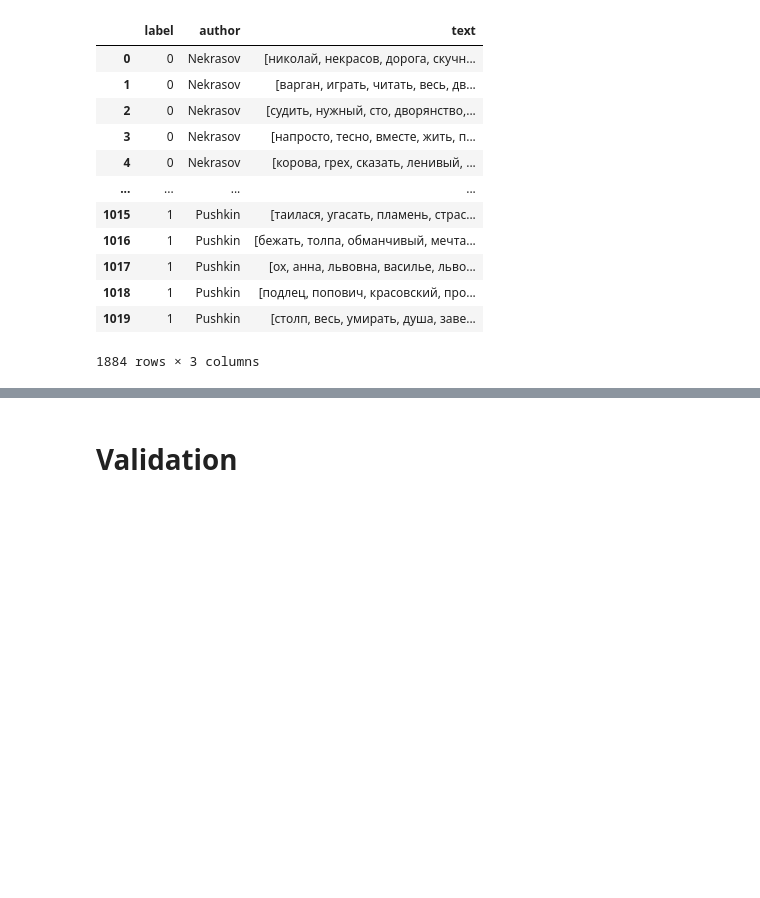
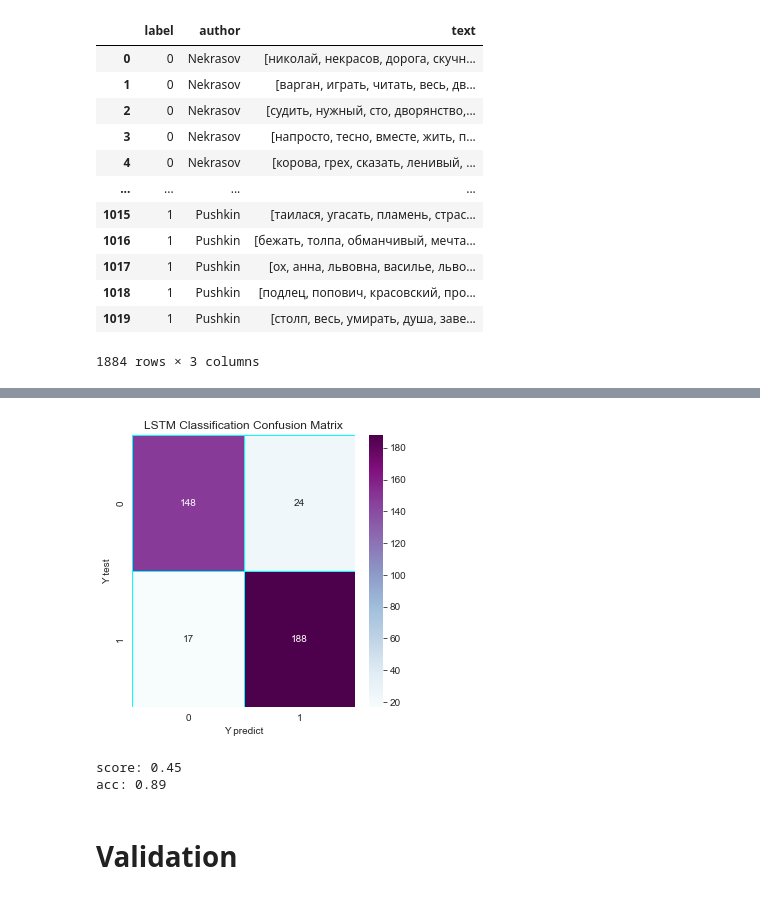
Before and after one commit to kmaltcev/NLP-BiLSTM-model, a Jupyter notebook: CNN_BiLSTM.ipynb, the cells around one changed output, grey strips where cells are left out. Drawn from its saved outputs; the diff is of its cells as text; code cells hidden in the pictures; blank space fills up the shorter version.

Commit message:
cnn-bilstm done

```diff
--- a/CNN_BiLSTM.ipynb
+++ b/CNN_BiLSTM.ipynb
@@ -174,20 +273,0 @@ bilstm.predict(train_set)
-# %%
-input_shape = layers.Input(shape=X_train[0].shape)
-
-forward_lstm = layers.LSTM(40)  #(input_shape)
-backward_lstm = layers.LSTM(40, go_backwards=True)  #(input_shape)
-
-model = layers.Bidirectional(forward_lstm, backward_layer=backward_lstm)(input_shape)
-model = layers.Dropout(rate=.2)(model)
-model = layers.Dense(30, activation='relu')(model)
-model = layers.Dropout(rate=.2)(model)
-model = layers.Dense(3, activation='softmax')(model)
-#model = layers.Dense(3, activation='softmax')(model)
-bilstm = Model(inputs=input_shape, outputs=model, name="BiLSTM")
-# output model skeleton
-print(bilstm.summary())
-plot_model(bilstm, "bilstm.png", show_shapes=True)
-# %%
-opt = tf.keras.optimizers.Adam(learning_rate=0.001)
-bilstm.compile(optimizer=opt, loss="sparse_categorical_crossentropy", metrics=['acc'])
-history = bilstm.fit(X_train, Y_train, epochs=10, batch_size=50, verbose=2)
@@ -253,2 +274,11 @@ plt.show()
+# %%
+bilstm.confusion_matrix(train_set)
+# %% [output]
+[figure, added]
+# %%
+bilstm.validation(train_set)
+# %% [output]
+score: 0.45
+acc: 0.89
 # %% [markdown]
 # Validation
```
Also changed, not shown: parts of 21 cells of this notebook, 7 other files.
